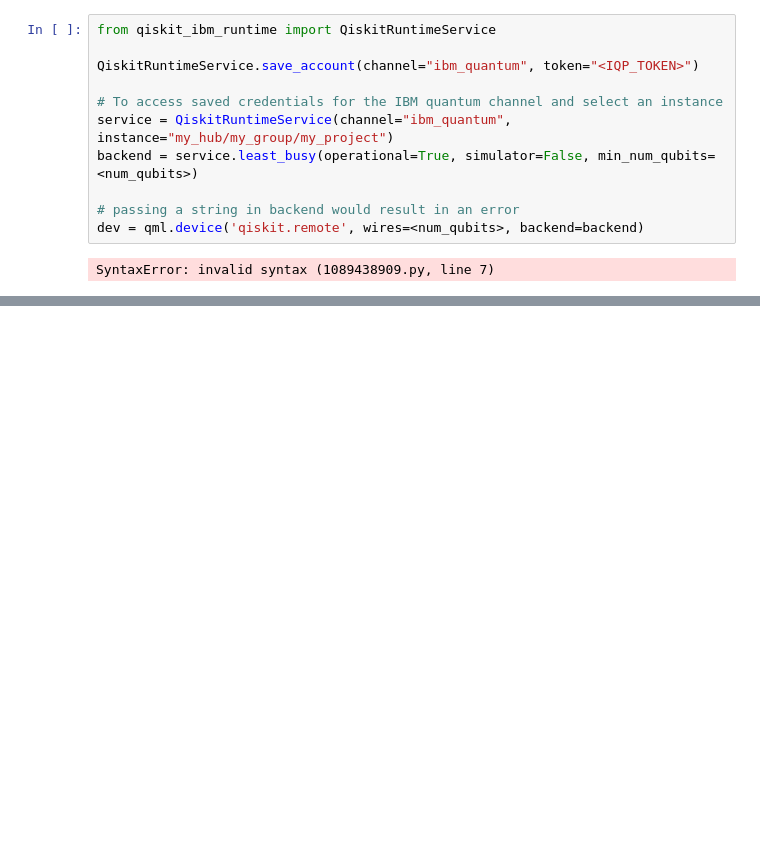
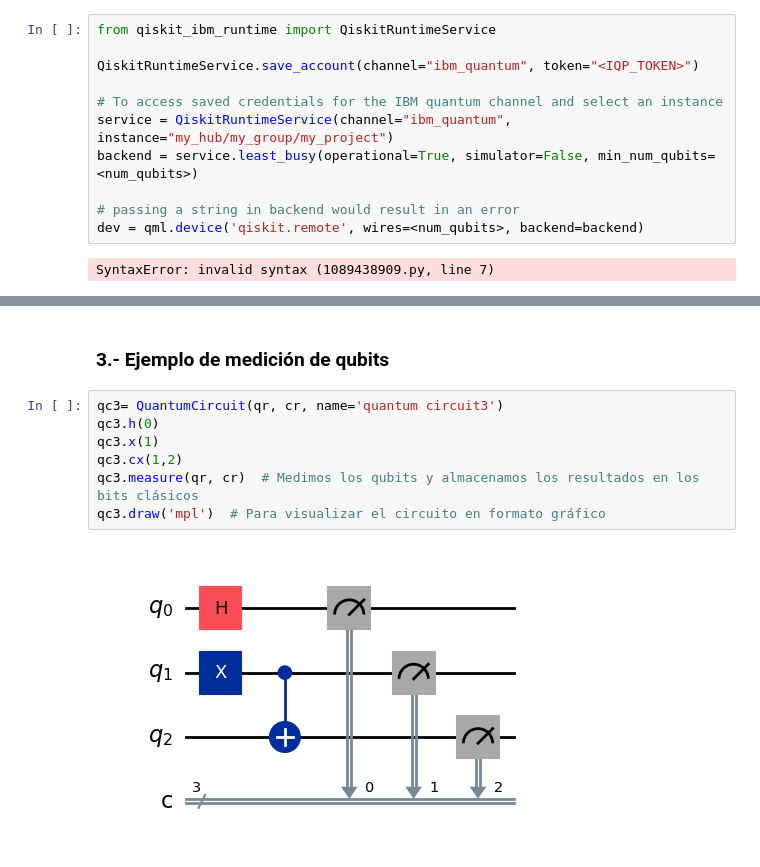
Before and after one commit to imardiego/pruebasQiskit, a Jupyter notebook: 9.-PennyLane.ipynb, the cells around one changed output, grey strips where cells are left out. Cells and saved outputs as stored; diff of their text form; blank space fills up the shorter version.

```diff
--- a/9.-PennyLane.ipynb
+++ b/9.-PennyLane.ipynb
@@ -62,0 +194,11 @@ SyntaxError: invalid syntax (1089438909.py, line 7)
+# %% [markdown]
+### 3.- Ejemplo de medición de qubits
+# %%
+qc3= QuantumCircuit(qr, cr, name='quantum circuit3')
+qc3.h(0)
+qc3.x(1)
+qc3.cx(1,2)
+qc3.measure(qr, cr)  # Medimos los qubits y almacenamos los resultados en los bits clásicos
+qc3.draw('mpl')  # Para visualizar el circuito en formato gráfico
+# %% [output]
+[figure, added]
```
Also changed, not shown: parts of 15 cells of this notebook.
